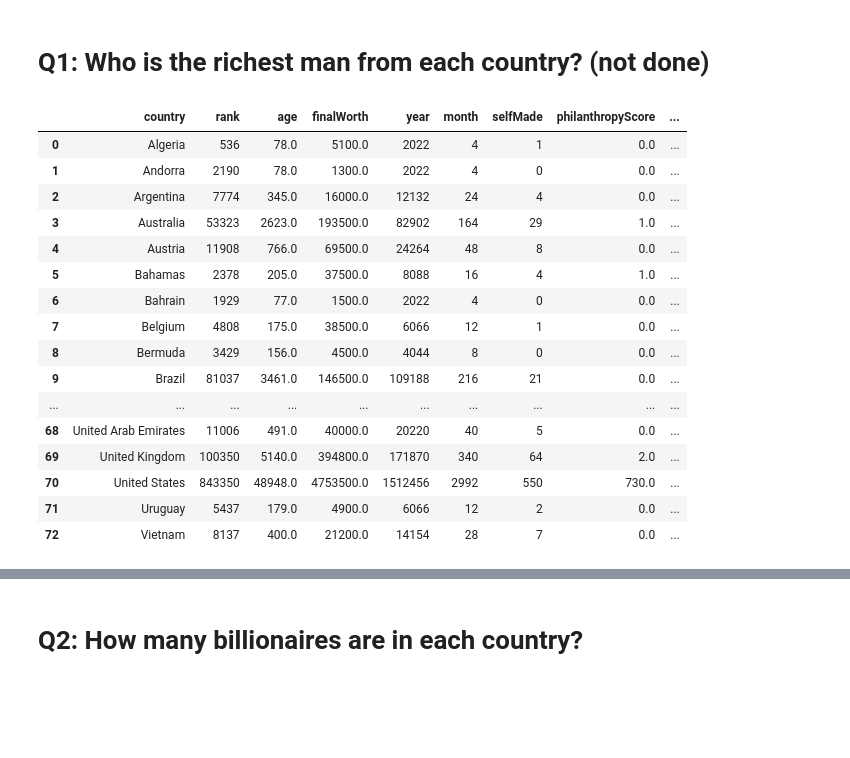
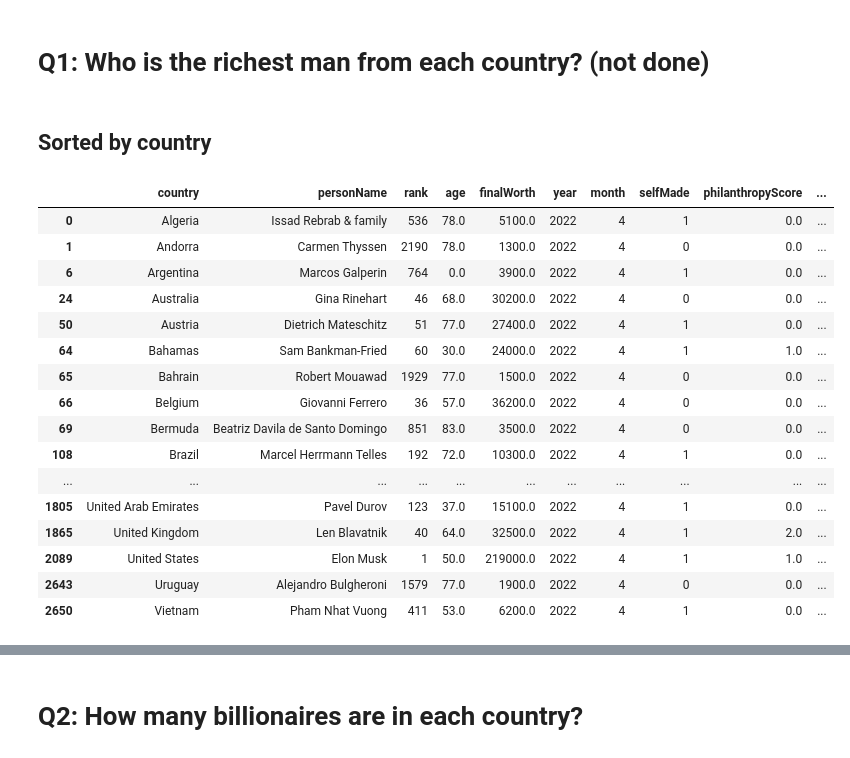
Before and after one commit to ethompson17/PythonForbesList, a Jupyter notebook: Forbes 2022.ipynb, the cells around one changed output, grey strips where cells are left out. Saved outputs shown, nothing was run; the diff lists cells and outputs as text; code cells hidden in the pictures; blank space fills up the shorter version.

```diff
--- a/Forbes 2022.ipynb
+++ b/Forbes 2022.ipynb
@@ -2,6 +2,7 @@
 # Source: https://www.forbes.com/billionaires/
 # %%
 import pandas as pd
+pd.options.display.max_rows = 100
 
 df = pd.read_csv('forbes_2022_billionaires.csv')
 df.head(1)
@@ -23,25 +24,27 @@ df['finalWorth'].sum()*1000000
 ## -- Answer 12,705,950,000,000 (trillion) --
 # %% [markdown]
 # Q1: Who is the richest man from each country? (not done)
-# %%
-df.groupby('country').sum('finalWorth').reset_index() #, df[['year','country']]
-#by_country = a.drop(columns = [''])
-#by_country
-# %% [output]
-|  | country | rank | age | finalWorth | year | month | selfMade | philanthropyScore | ... |
-| 0 | Algeria | 536 | 78.0 | 5100.0 | 2022 | 4 | 1 | 0.0 | ... |
-| 1 | Andorra | 2190 | 78.0 | 1300.0 | 2022 | 4 | 0 | 0.0 | ... |
-| 2 | Argentina | 7774 | 345.0 | 16000.0 | 12132 | 24 | 4 | 0.0 | ... |
-| 3 | Australia | 53323 | 2623.0 | 193500.0 | 82902 | 164 | 29 | 1.0 | ... |
-| 4 | Austria | 11908 | 766.0 | 69500.0 | 24264 | 48 | 8 | 0.0 | ... |
-| 5 | Bahamas | 2378 | 205.0 | 37500.0 | 8088 | 16 | 4 | 1.0 | ... |
-| 6 | Bahrain | 1929 | 77.0 | 1500.0 | 2022 | 4 | 0 | 0.0 | ... |
-| 7 | Belgium | 4808 | 175.0 | 38500.0 | 6066 | 12 | 1 | 0.0 | ... |
-| 8 | Bermuda | 3429 | 156.0 | 4500.0 | 4044 | 8 | 0 | 0.0 | ... |
-| 9 | Brazil | 81037 | 3461.0 | 146500.0 | 109188 | 216 | 21 | 0.0 | ... |
-| ... | ... | ... | ... | ... | ... | ... | ... | ... | ... |
-| 68 | United Arab Emirates | 11006 | 491.0 | 40000.0 | 20220 | 40 | 5 | 0.0 | ... |
-| 69 | United Kingdom | 100350 | 5140.0 | 394800.0 | 171870 | 340 | 64 | 2.0 | ... |
-| 70 | United States | 843350 | 48948.0 | 4753500.0 | 1512456 | 2992 | 550 | 730.0 | ... |
-| 71 | Uruguay | 5437 | 179.0 | 4900.0 | 6066 | 12 | 2 | 0.0 | ... |
-| 72 | Vietnam | 8137 | 400.0 | 21200.0 | 14154 | 28 | 7 | 0.0 | ... |
+# %% [markdown]
+## Sorted by country
+# %%
+gb = df.groupby(['country','personName']).sum('finalWorth').reset_index()
+richest_man_each_country = gb.sort_values('finalWorth', ascending = False).drop_duplicates('country')
+richest_man_each_country.sort_values('country', ascending = True).head(100)
+# %% [output]
+|  | country | personName | rank | age | finalWorth | year | month | selfMade | philanthropyScore | ... |
+| 0 | Algeria | Issad Rebrab & family | 536 | 78.0 | 5100.0 | 2022 | 4 | 1 | 0.0 | ... |
+| 1 | Andorra | Carmen Thyssen | 2190 | 78.0 | 1300.0 | 2022 | 4 | 0 | 0.0 | ... |
+| 6 | Argentina | Marcos Galperin | 764 | 0.0 | 3900.0 | 2022 | 4 | 1 | 0.0 | ... |
+| 24 | Australia | Gina Rinehart | 46 | 68.0 | 30200.0 | 2022 | 4 | 0 | 0.0 | ... |
+| 50 | Austria | Dietrich Mateschitz | 51 | 77.0 | 27400.0 | 2022 | 4 | 1 | 0.0 | ... |
+| 64 | Bahamas | Sam Bankman-Fried | 60 | 30.0 | 24000.0 | 2022 | 4 | 1 | 1.0 | ... |
+| 65 | Bahrain | Robert Mouawad | 1929 | 77.0 | 1500.0 | 2022 | 4 | 0 | 0.0 | ... |
+| 66 | Belgium | Giovanni Ferrero | 36 | 57.0 | 36200.0 | 2022 | 4 | 0 | 0.0 | ... |
+| 69 | Bermuda | Beatriz Davila de Santo Domingo | 851 | 83.0 | 3500.0 | 2022 | 4 | 0 | 0.0 | ... |
+| 108 | Brazil | Marcel Herrmann Telles | 192 | 72.0 | 10300.0 | 2022 | 4 | 1 | 0.0 | ... |
+| ... | ... | ... | ... | ... | ... | ... | ... | ... | ... | ... |
+| 1805 | United Arab Emirates | Pavel Durov | 123 | 37.0 | 15100.0 | 2022 | 4 | 1 | 0.0 | ... |
+| 1865 | United Kingdom | Len Blavatnik | 40 | 64.0 | 32500.0 | 2022 | 4 | 1 | 2.0 | ... |
+| 2089 | United States | Elon Musk | 1 | 50.0 | 219000.0 | 2022 | 4 | 1 | 1.0 | ... |
+| 2643 | Uruguay | Alejandro Bulgheroni | 1579 | 77.0 | 1900.0 | 2022 | 4 | 0 | 0.0 | ... |
+| 2650 | Vietnam | Pham Nhat Vuong | 411 | 53.0 | 6200.0 | 2022 | 4 | 1 | 0.0 | ... |
```
Also changed, not shown: parts of 3 cells of this notebook.
